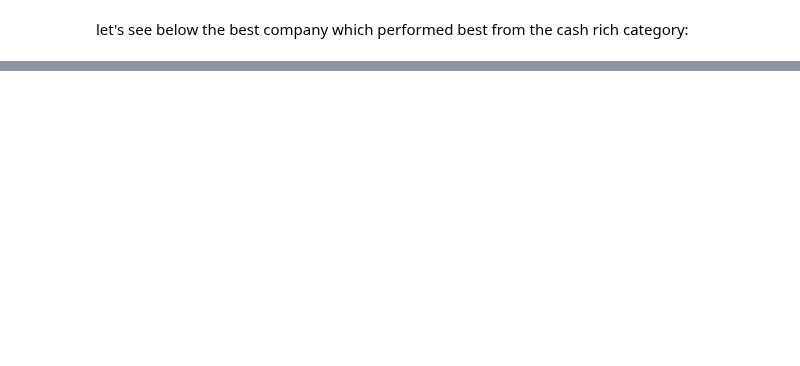
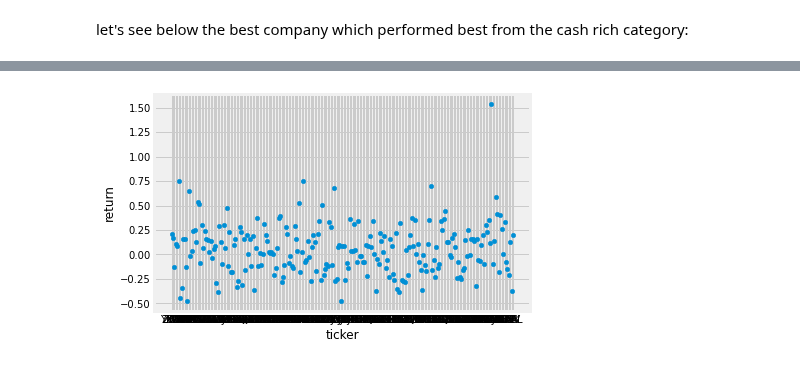
Before and after one commit to Gaukhar-ai/for_my_Thinkful_work, a Jupyter notebook: capstone/best_worst_stock_performers_with_without_1B.ipynb, the cells around one changed output, grey strips where cells are left out. Saved outputs shown, nothing was run; the diff lists cells and outputs as text; code cells hidden in the pictures; blank space fills up the shorter version.

```diff
--- a/capstone/best_worst_stock_performers_with_without_1B.ipynb
+++ b/capstone/best_worst_stock_performers_with_without_1B.ipynb
@@ -310,0 +363,5 @@ The information might be valuable and beneficial to financial institutions, inde
+# %%
+cash_rich.plot(x="ticker", y="return", kind="scatter")
+plt.show()
+# %% [output]
+[figure, added]
```
Also changed, not shown: parts of 21 cells of this notebook.
